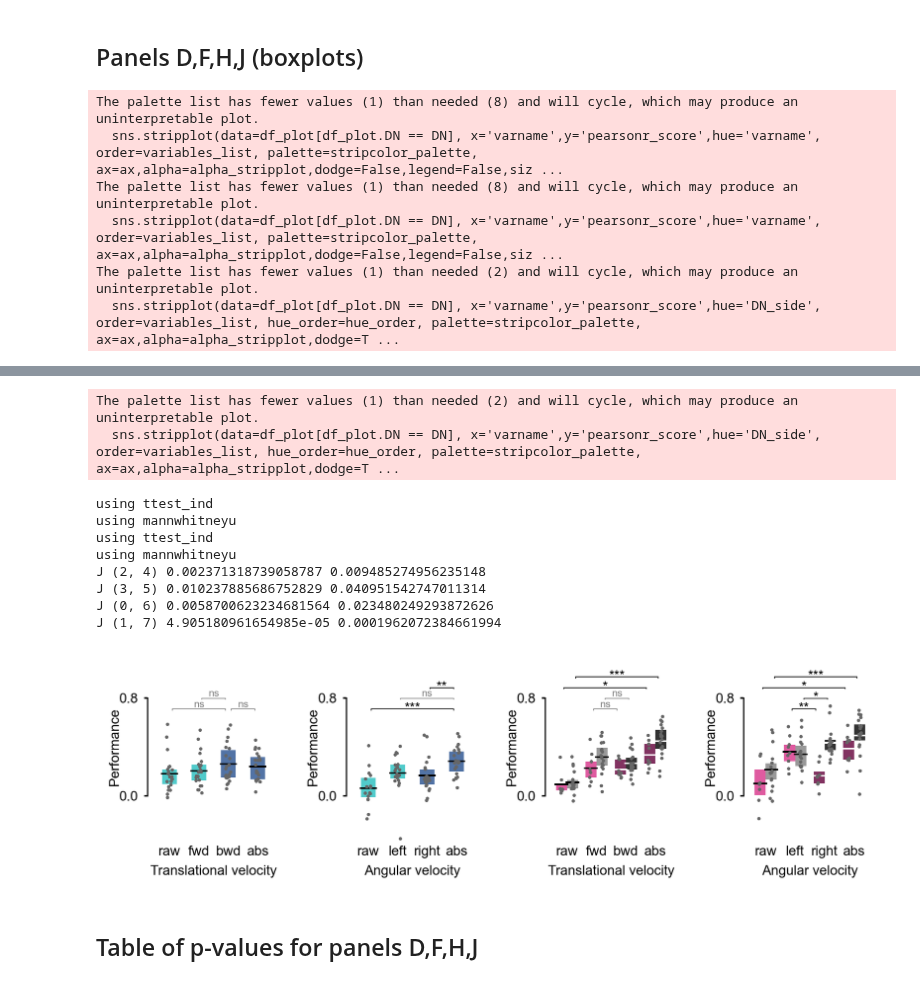
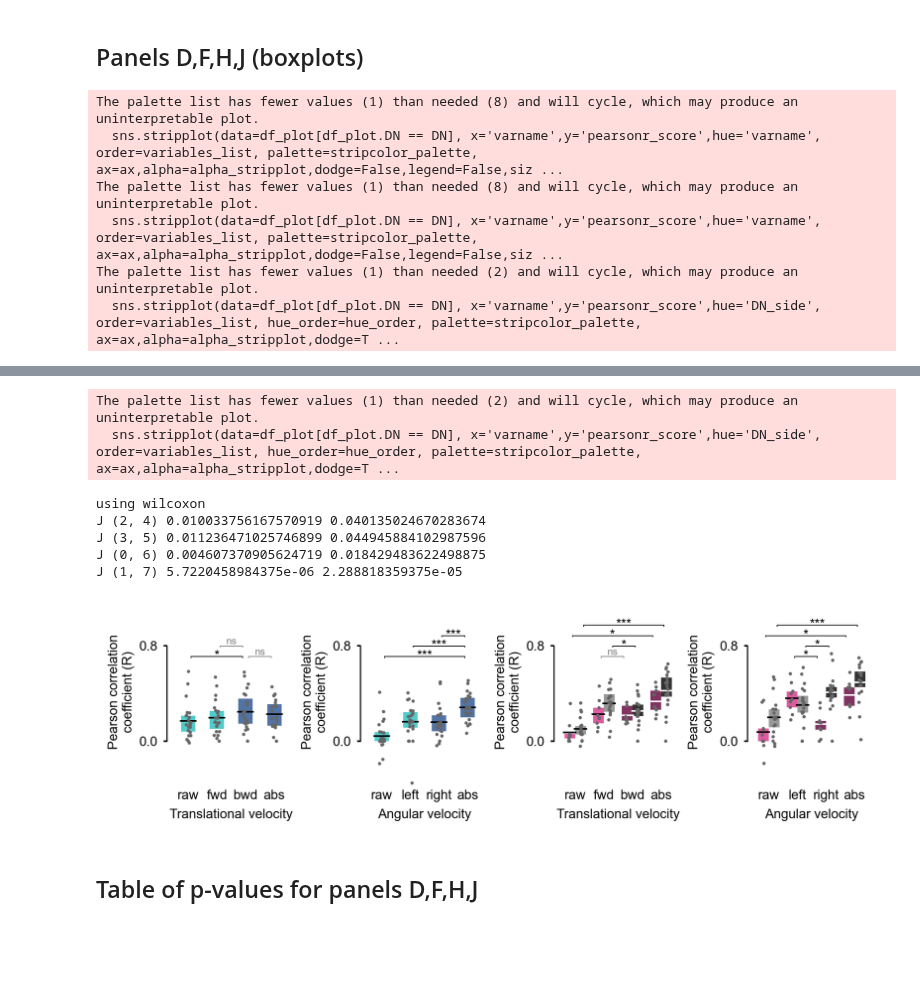
Before and after one commit to adpala/mdn_dm_glms, a Jupyter notebook: src/plots.ipynb, the cells around one changed output, grey strips where cells are left out. Saved outputs shown, nothing was run; the diff lists cells and outputs as text; code cells hidden in the pictures; blank space fills up the shorter version.

```diff
--- a/src/plots.ipynb
+++ b/src/plots.ipynb
@@ -73,15 +73,6 @@ def add_pv_extra_explicit(p_array,data_rpi,hierarchy_levels=[],pairs_tested=None
             ax.plot([data_xpos[bp[0]]+padding,data_xpos[bp[0]]+padding,data_xpos[bp[1]]-padding,data_xpos[bp[1]]-padding], [baseline, baseline+pv_marker_width, baseline+pv_marker_width, baseline], lw=line_lw, color=cc, zorder=1)
             ax.text(np.mean(data_xpos[list(bp)]), baseline+text_pad, pv, color=cc, size=text_fontsize, horizontalalignment='center', verticalalignment='bottom', bbox={'facecolor':'none', 'linewidth':0, 'alpha':1}, zorder=-1)
 
-def compare_pair(data_pair,verbose=False):
-    if np.any([shapiro(data_group).pvalue < 0.05 for data_group in data_pair]):
-        if verbose: print('using mannwhitneyu')
-        p = mannwhitneyu(*data_pair,alternative='two-sided').pvalue
-    else:
-        if verbose: print('using ttest_ind')
-        p = ttest_ind(*data_pair, equal_var=False).pvalue
-    return p
-
 def _plot_bars(ax, df_plot, xlabel, ylims, color_palette, stripcolor_palette=['#666666'], marker_color='k', alpha_stripplot=1):
     sns.boxplot(data=df_plot[df_plot.DN == DN], x='varname',y='pearsonr_score',hue='varname', order=variables_list, palette=color_palette, ax=ax,legend=False, whis=0,showfliers=False,showcaps=False,showmeans=True,boxprops={"edgecolor": "none","alpha": 0.8},meanprops={"marker": "_", "markersize": 10, "markeredgecolor": marker_color, "markerfacecolor": marker_color, "linewidth": 5}, medianprops={"visible": False}, width=0.5)
     sns.stripplot(data=df_plot[df_plot.DN == DN], x='varname',y='pearsonr_score',hue='varname', order=variables_list, palette=stripcolor_palette, ax=ax,alpha=alpha_stripplot,dodge=False,legend=False,size=2,edgecolor='none',linewidth=0.5)
@@ -180,7 +171,7 @@ DMR_colors = {'v_fwd': "k", 'abs_v_fwd': "grey", 'pos_v_fwd': "k", 'neg_v_fwd':
 # %% [markdown]
 ## Panel A (illustration)
 # %%
-plot_options = {'rowindex': 53,'varname': 'abs_v_fwd','ylims': [0,6],'yticklabels': [0,6],'xlims': [176,181],'ylabel': r'$|v_{fwd}|$ (mm/s)','filt_ylim': [0,0.5],'NL_lims': [0,1]} # should correspond to abs_v_fwd 2024_11_29_0005 imposter now called DopaMeander
+plot_options = {'rowindex': 38,'varname': 'abs_v_fwd','ylims': [0,6],'yticklabels': [0,6],'xlims': [176,181],'ylabel': r'$|v_{fwd}|$ (mm/s)','filt_ylim': [0,0.5],'NL_lims': [0,1]} # should correspond to abs_v_fwd 2024_11_29_0005 imposter now called DopaMeander
 
 rowindex = plot_options['rowindex']
 varname = plot_options['varname']
@@ -395,6 +386,10 @@ for iDN, DN, DNname in zip(range(3), DN_list_order, ['DNp17','DM left', 'DM righ
 for o in fig.findobj():
     o.set_clip_on(False)
 
+
+ax.set_ylabel('Pearson correlation\ncoefficient (R)')
+ax.yaxis.set_label_coords(-0.25, 0.55)
+
 plt.savefig(f'../fig/fig6_panelC.pdf', transparent=False, bbox_inches='tight', dpi=300)
 plt.show()
 # %% [output]
@@ -488,6 +557,8 @@ v_ang
 df_plot = pd.read_pickle(f'{datefolder}/df_GLM_results.pkl')
 df_plot.loc[df_plot.DN == 'imposter','DN'] = 'DopaMeander'
 df_plot = df_plot[~((df_plot.DN == 'DopaMeander') & (df_plot.DN_side == 'undefined'))].copy().reset_index(drop=True)
+df_plot['unit_id'] = (df_plot['DN'].astype(str) + "_" + df_plot['filename'].astype(str))
+df_plot['pearsonr_score'] = (df_plot['pearsonr_score'].astype(float).fillna(0.0))
 
 # plot parameters
 pairs_tested_list = [[(0,2),(2,3),(1,2)], [(0,3),(1,3),(2,3)], [(2,4),(3,5),(0,6),(1,7)], [(2,4),(3,5),(0,6),(1,7)]]
@@ -509,6 +580,7 @@ fig,axes = plt.subplots(len(height_ratios),len(width_ratios),figsize=[(sum(width
 # iterate per panel
 for iv, DN, veltype, xlabel, pairs_tested, hlevels in zip(range(4),["MDN","MDN","DopaMeander","DopaMeander"],['v_fwd','v_ang','v_fwd','v_ang'],['Translational velocity','Angular velocity','Translational velocity','Angular velocity'],pairs_tested_list,hlevels_list):
     variables_list = [veltype, f'pos_{veltype}', f'neg_{veltype}', f'abs_{veltype}']
+    grouped_idx = []
 
     ax = axes[iv]
     # distinct plot function and properties depending on neuron
@@ -516,7 +588,18 @@ for iv, DN, veltype, xlabel, pairs_tested, hlevels in zip(range(4),["MDN","MDN",
         stripcolor_palette = ["#D83288", "grey", "#D83288", "grey", "#630039", "k", "#630039", "k"]
         boxcolor_palette = ["#D83288", "#D83288", "#630039", "#630039", "grey", "grey", "k", "k"]
         _plot_bars_DM(ax, df_plot=df_plot, xlabel=xlabel, ylims=ylims, stripcolor_palette=['#666666'],boxcolor_palette=boxcolor_palette,alpha_stripplot=1)
-        grouped_data = [df_plot[(df_plot.DN_side == hue)&(df_plot.DN == DN)&(df_plot.varname == varname)&(~df_plot.pearsonr_score.isna())]['pearsonr_score'].tolist() for varname in variables_list for hue in ['left','right']]
+
+        # grouped_data = [df_plot[(df_plot.DN_side == hue)&(df_plot.DN == DN)&(df_plot.varname == varname)]['pearsonr_score'].tolist() for varname in variables_list for hue in ['left','right']]
+
+        for varname in variables_list:
+            for hue in ['left', 'right']:
+                idx = (
+                    (df_plot.DN == DN) &
+                    (df_plot.varname == varname) &
+                    (df_plot.DN_side == hue)
+                )
+                grouped_idx.append(idx)
+
         data_xpos = np.asarray([-0.2,0.2,0.8,1.2,1.8,2.2,2.8,3.2])
         hierarchy_shift = ylims[1]*0.11
         pv_line_min = ylims[1]*0.9
@@ -524,17 +607,38 @@ for iv, DN, veltype, xlabel, pairs_tested, hlevels in zip(range(4),["MDN","MDN",
         df_plot = df_plot.reset_index(drop=True)
         color_palette = MDN_colors
         _plot_bars(ax, df_plot=df_plot, xlabel=xlabel, ylims=ylims, color_palette=color_palette,stripcolor_palette=['#666666'],alpha_stripplot=1)
-        grouped_data = [df_plot[(df_plot.DN == DN)&(df_plot.varname == varname)&(~df_plot.pearsonr_score.isna())]['pearsonr_score'].tolist() for varname in variables_list]
+
+        grouped_data = [df_plot[(df_plot.DN == DN)&(df_plot.varname == varname)]['pearsonr_score'].tolist() for varname in variables_list]
+
+        for varname in variables_list:
+            idx = (
+                (df_plot.DN == DN) &
+                (df_plot.varname == varname)
+            )
+            grouped_idx.append(idx)
+
         data_xpos = np.asarray([0,1,2,3])
         hierarchy_shift = ylims[1]*0.11
         pv_line_min = ylims[1]*0.85
 
-    # stats for the p-values and annotation in plot
-    p_array = np.asarray([compare_pair([grouped_data[igroup] for igroup in pair],verbose=True) for pair in pairs_tested])
+    # p_array = np.asarray([compare_pair([grouped_data[igroup] for igroup in pair],verbose=True) for pair in pairs_tested])
+
+    p_array = []
+    for pair in pairs_tested:
+        idx1, idx2 = pair
+        x, y = get_paired_data(df_plot, grouped_idx[idx1], grouped_idx[idx2])
+
+        if len(x) == 0:
+            p_array.append(np.nan)
+        else:
+            p_array.append(compare_pair(x, y, verbose=True))
+
+    p_array = np.asarray(p_array)
+
     corrected_p_array = p_array.shape[0]*p_array
     for pair, ps, corrected_ps in zip(pairs_tested, p_array, corrected_p_array):
         print(panel_letters[iv], pair, ps, corrected_ps)
-        pv_df = pd.concat((pv_df,pd.DataFrame([[pair[0], pair[1], panel_letters[iv], 'tbi', ps, corrected_ps]], columns=['Group 1', 'Group 2', 'Panel','Test','p','p (bonf corrected)'])))
+        pv_df = pd.concat((pv_df, pd.DataFrame([[pair[0], pair[1], panel_letters[iv], 'tbi', ps, corrected_ps]], columns=['Group 1', 'Group 2', 'Panel','Test','p','p (bonf corrected)'])))
     add_pv_extra_explicit(corrected_p_array,grouped_data,data_xpos=data_xpos,pairs_tested=pairs_tested,hierarchy_levels=hlevels,hierarchy_shift=hierarchy_shift,pv_marker_width=ylims[1]*0.01,pv_line_min=0.7,ax=ax,numbers_fontsize=6,explicit_pvs=False,explicit_ns=False,asterisk_fontsize=8,ignore_ns=False,padding=0.1,line_lw=0.5)
 
     # ticks, labels and limits
@@ -550,6 +654,10 @@ for iv, DN, veltype, xlabel, pairs_tested, hlevels in zip(range(4),["MDN","MDN",
 for o in fig.findobj():
     o.set_clip_on(False)
 
+for ax in axes.flatten():
+    ax.set_ylabel('Pearson correlation\ncoefficient (R)')
+    ax.yaxis.set_label_coords(-0.25, 0.45)
+
 plt.savefig(f'../fig/fig6_panelDFHJ_boxplots.pdf', transparent=False, bbox_inches='tight', dpi=300)
 plt.show()
 # %% [output]
@@ -582,14 +687,11 @@ H (1, 7) 2.498815588853274e-10 9.995262355413095e-10
 The palette list has fewer values (1) than needed (2) and will cycle, which may produce an uninterpretable plot.
   sns.stripplot(data=df_plot[df_plot.DN == DN], x='varname',y='pearsonr_score',hue='DN_side', order=variables_list, hue_order=hue_order, palette=stripcolor_palette, ax=ax,alpha=alpha_stripplot,dodge=T ...
-using ttest_ind
-using mannwhitneyu
-using ttest_ind
-using mannwhitneyu
-J (2, 4) 0.002371318739058787 0.009485274956235148
-J (3, 5) 0.010237885686752829 0.040951542747011314
-J (0, 6) 0.0058700623234681564 0.023480249293872626
-J (1, 7) 4.905180961654985e-05 0.0001962072384661994
+using wilcoxon
+J (2, 4) 0.010033756167570919 0.040135024670283674
+J (3, 5) 0.011236471025746899 0.044945884102987596
+J (0, 6) 0.004607370905624719 0.018429483622498875
+J (1, 7) 5.7220458984375e-06 2.288818359375e-05
-[figure, old version]
+[figure, new version]
 # %% [markdown]
 ## Table of p-values for panels D,F,H,J
 # %%
```
Also changed, not shown: parts of 10 cells of this notebook.
